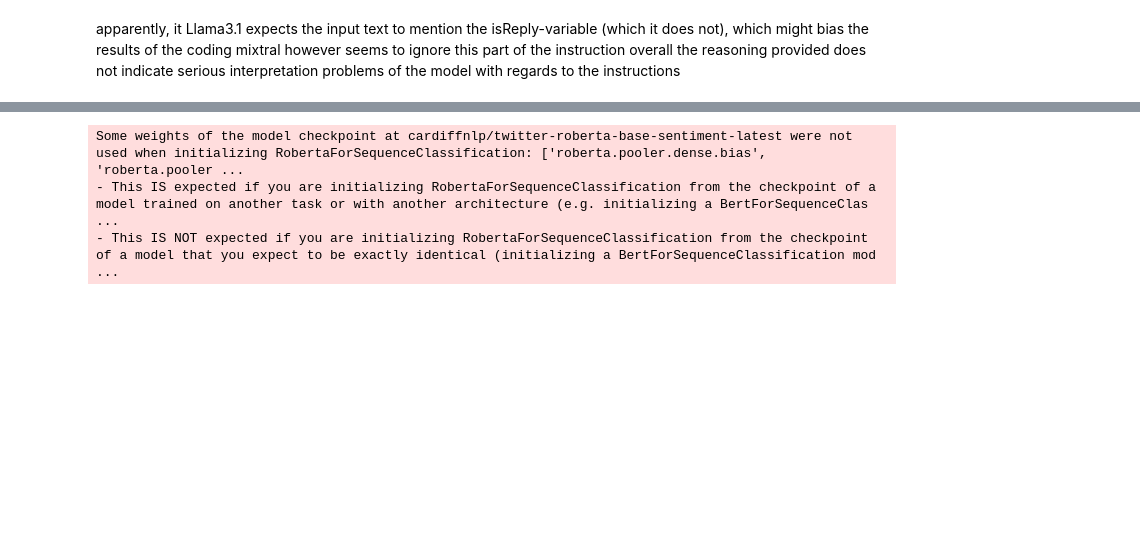
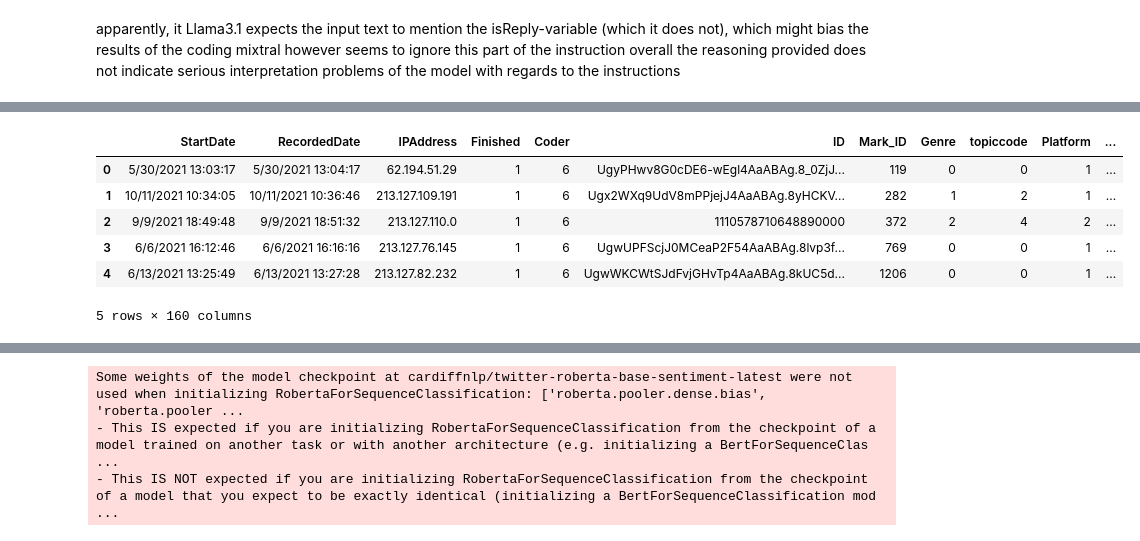
Before and after one commit to cl-trier/TWON-Exploration, a Jupyter notebook: 26--Classify PublicSphere-benchmark.ipynb, the cells around one changed output, grey strips where cells are left out. Cells and saved outputs as stored; diff of their text form; code cells hidden in the pictures; blank space fills up the shorter version.

```diff
--- a/26--Classify PublicSphere-benchmark.ipynb
+++ b/26--Classify PublicSphere-benchmark.ipynb
@@ -139,0 +116,11 @@ dataset_w_pred
+# %%
+#load the dataset:
+dataset_w_pred_2 = pd.read_json(f'{CFG.report_dir}/publicsphere.cardiff_prompt_classify_s.json')
+dataset_w_pred_anon = pd.read_parquet('data/publicsphere/publicsphere.cardiff_prompt_classify_anon.parquet')
+# %%
+#join to the dataset:
+for _, preds in predictions14.items():
+    print(preds.value_counts())
+    print("-" * 42)
+    dataset_w_pred_2 = dataset_w_pred_2.join(preds, rsuffix='_updated')
+    dataset_w_pred_anon = dataset_w_pred_anon.join(preds, rsuffix='_updated')
@@ -139,0 +158,36 @@ dataset_w_pred
+# %%
+#need to recode all the llama generated variables to 0,1:
+dataset_w_pred_anon.loc[:, 'diversity_positiondum_dum'] = dataset_w_pred_anon.loc[:, 'diversity_positiondum'].map({"Yes": 1, "No":0}).fillna(0).astype(int)
+dataset_w_pred_anon.loc[:, 'diversity_disagreement_dum'] = dataset_w_pred_anon.loc[:, 'diversity_disagreement'].map({"Yes": 1, "No":0}).fillna(0).astype(int)
+dataset_w_pred_anon.loc[:, 'diversity_position_dum'] = dataset_w_pred_anon.loc[:, 'diversity_position'].map({"Yes": 1, "No":0}).fillna(0).astype(int)
+dataset_w_pred_anon.loc[:, 'incivility_allcaps_dum'] = dataset_w_pred_anon.loc[:, 'incivility_allcaps'].map({"Yes": 1, "No":0}).fillna(0).astype(int)
+dataset_w_pred_anon.loc[:, 'incivility_attackreputation_dum'] = dataset_w_pred_anon.loc[:, 'incivility_attackreputation'].map({"Yes": 1, "No":0}).fillna(0).astype(int)
+dataset_w_pred_anon.loc[:, 'incivility_question_intelligence_dum'] = dataset_w_pred_anon.loc[:, 'incivility_question_intelligence'].map({"Yes": 1, "No":0}).fillna(0).astype(int)
+dataset_w_pred_anon.loc[:, 'incivility_sarcasm_dum'] = dataset_w_pred_anon.loc[:, 'incivility_sarcasm'].map({"Yes": 1, "No":0}).fillna(0).astype(int)
+dataset_w_pred_anon.loc[:, 'incivility_namecalling_dum'] = dataset_w_pred_anon.loc[:, 'incivility_namecalling'].map({"Yes": 1, "No":0}).fillna(0).astype(int)
+dataset_w_pred_anon.loc[:, 'incivility_vulgarity_dum'] = dataset_w_pred_anon.loc[:, 'incivility_vulgarity'].map({"Yes": 1, "No":0}).fillna(0).astype(int)
+
+dataset_w_pred_anon.loc[:, 'diversity_ideologicaldirection_dum'] = dataset_w_pred_anon.loc[:, 'diversity_ideologicaldirection'].map({"Left/Liberal/Democratic": 0, "Absent":1, "Neutral":1, "Unclear which direction":1 , "Right/Conservative/Republican":2}).fillna(0).astype(int)
+
+dataset_w_pred_2.loc[:, 'diversity_disagreement_dum'] = dataset_w_pred_2.loc[:, 'diversity_disagreement'].map({"Yes": 1, "No":0}).fillna(0).astype(int)
+dataset_w_pred_2.loc[:, 'diversity_position_dum'] = dataset_w_pred_2.loc[:, 'diversity_position'].map({"Yes": 1, "No":0}).fillna(0).astype(int)
+dataset_w_pred_2.loc[:, 'incivility_allcaps_dum'] = dataset_w_pred_2.loc[:, 'incivility_allcaps'].map({"Yes": 1, "No":0}).fillna(0).astype(int)
+dataset_w_pred_2.loc[:, 'incivility_attackreputation_dum'] = dataset_w_pred_2.loc[:, 'incivility_attackreputation'].map({"Yes": 1, "No":0}).fillna(0).astype(int)
+dataset_w_pred_2.loc[:, 'incivility_question_intelligence_dum'] = dataset_w_pred_2.loc[:, 'incivility_question_intelligence'].map({"Yes": 1, "No":0}).fillna(0).astype(int)
+dataset_w_pred_2.loc[:, 'incivility_sarcasm_dum'] = dataset_w_pred_2.loc[:, 'incivility_sarcasm'].map({"Yes": 1, "No":0}).fillna(0).astype(int)
+dataset_w_pred_2.loc[:, 'incivility_namecalling_dum'] = dataset_w_pred_2.loc[:, 'incivility_namecalling'].map({"Yes": 1, "No":0}).fillna(0).astype(int)
+dataset_w_pred_2.loc[:, 'incivility_vulgarity_dum'] = dataset_w_pred_2.loc[:, 'incivility_vulgarity'].map({"Yes": 1, "No":0}).fillna(0).astype(int)
+
+dataset_w_pred_2.loc[:, 'diversity_ideologicaldirection_dum'] = dataset_w_pred_2.loc[:, 'diversity_ideologicaldirection'].map({"Left/Liberal/Democratic": 0, "Absent":1, "Neutral":1, "Unclear which direction":1 , "Right/Conservative/Republican":2}).fillna(0).astype(int)
+
+#need to combine incivility and rationality items into seperate variables:
+# %%
+dataset_w_pred_anon.head()
+# %% [output]
+|  | StartDate | RecordedDate | IPAddress | Finished | Coder | ID | Mark_ID | Genre | topiccode | Platform | ... |
+| 0 | 5/30/2021 13:03:17 | 5/30/2021 13:04:17 | 62.194.51.29 | 1 | 6 | UgyPHwv8G0cDE6-wEgl4AaABAg.8_0ZjJ... | 119 | 0 | 0 | 1 | ... |
+| 1 | 10/11/2021 10:34:05 | 10/11/2021 10:36:46 | 213.127.109.191 | 1 | 6 | Ugx2WXq9UdV8mPPjejJ4AaABAg.8yHCKV... | 282 | 1 | 2 | 1 | ... |
+| 2 | 9/9/2021 18:49:48 | 9/9/2021 18:51:32 | 213.127.110.0 | 1 | 6 | 1110578710648890000 | 372 | 2 | 4 | 2 | ... |
+| 3 | 6/6/2021 16:12:46 | 6/6/2021 16:16:16 | 213.127.76.145 | 1 | 6 | UgwUPFScjJ0MCeaP2F54AaABAg.8lvp3f... | 769 | 0 | 0 | 1 | ... |
+| 4 | 6/13/2021 13:25:49 | 6/13/2021 13:27:28 | 213.127.82.232 | 1 | 6 | UgwWKCWtSJdFvjGHvTp4AaABAg.8kUC5d... | 1206 | 0 | 0 | 1 | ... |
+5 rows × 160 columns
```
Also changed, not shown: parts of 48 cells of this notebook, 30 other files.
